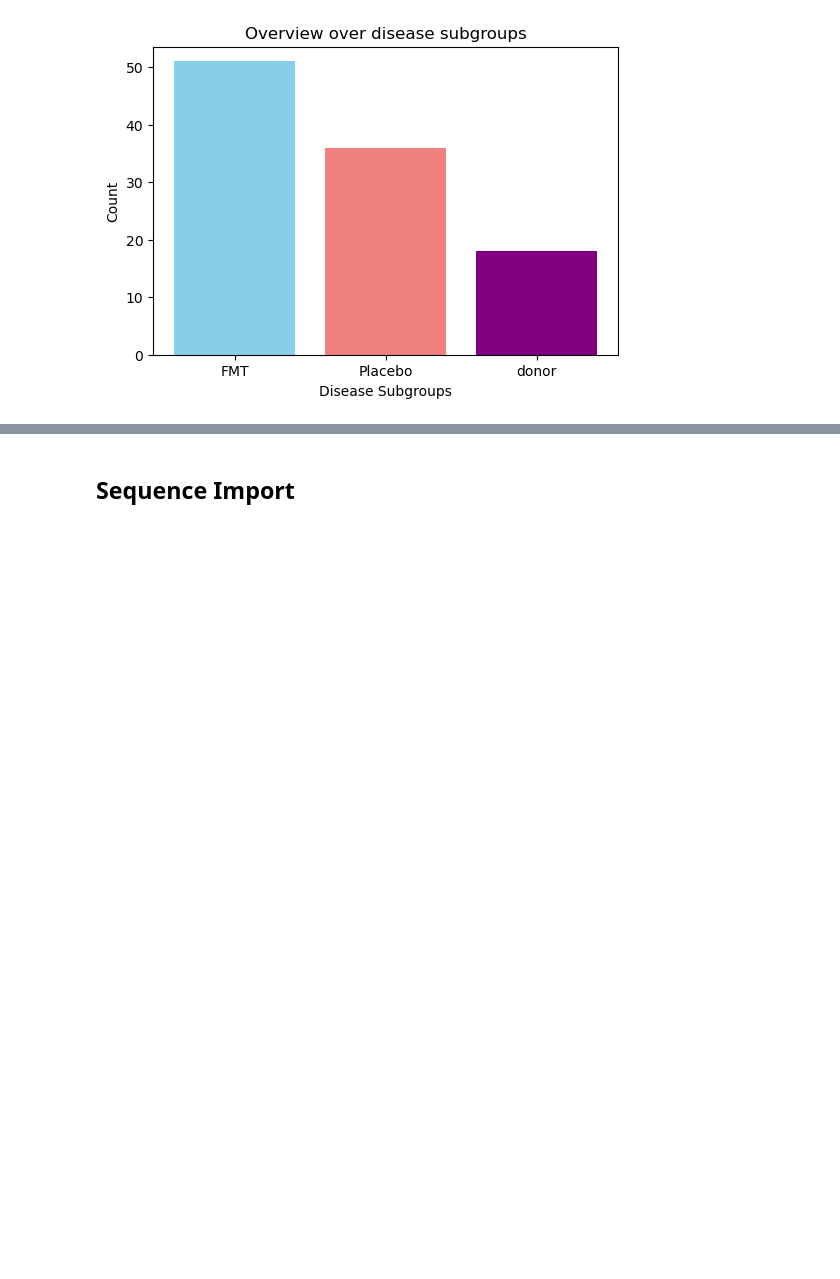
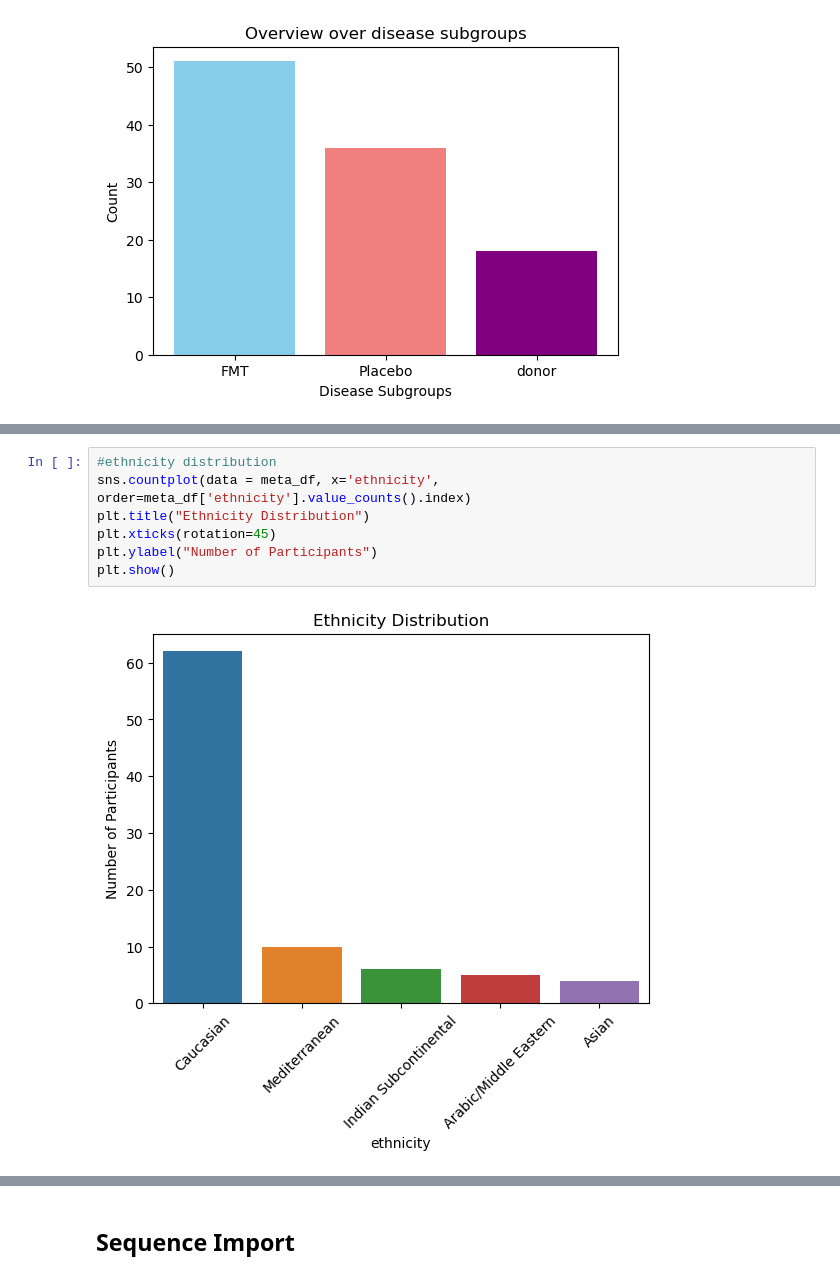
Before and after one commit to marie3003/pundemic, a Jupyter notebook: w3_denoising.ipynb, the cells around one changed output, grey strips where cells are left out. Drawn from its saved outputs; the diff is of its cells as text; blank space fills up the shorter version.

Commit message:
some plots exploring data

```diff
--- a/w3_denoising.ipynb
+++ b/w3_denoising.ipynb
@@ -147,0 +131,9 @@ plt.show()
+# %%
+#ethnicity distribution
+sns.countplot(data = meta_df, x='ethnicity', order=meta_df['ethnicity'].value_counts().index)
+plt.title("Ethnicity Distribution")
+plt.xticks(rotation=45)
+plt.ylabel("Number of Participants")
+plt.show()
+# %% [output]
+[figure, added]
```
Also changed, not shown: parts of 17 cells of this notebook.
